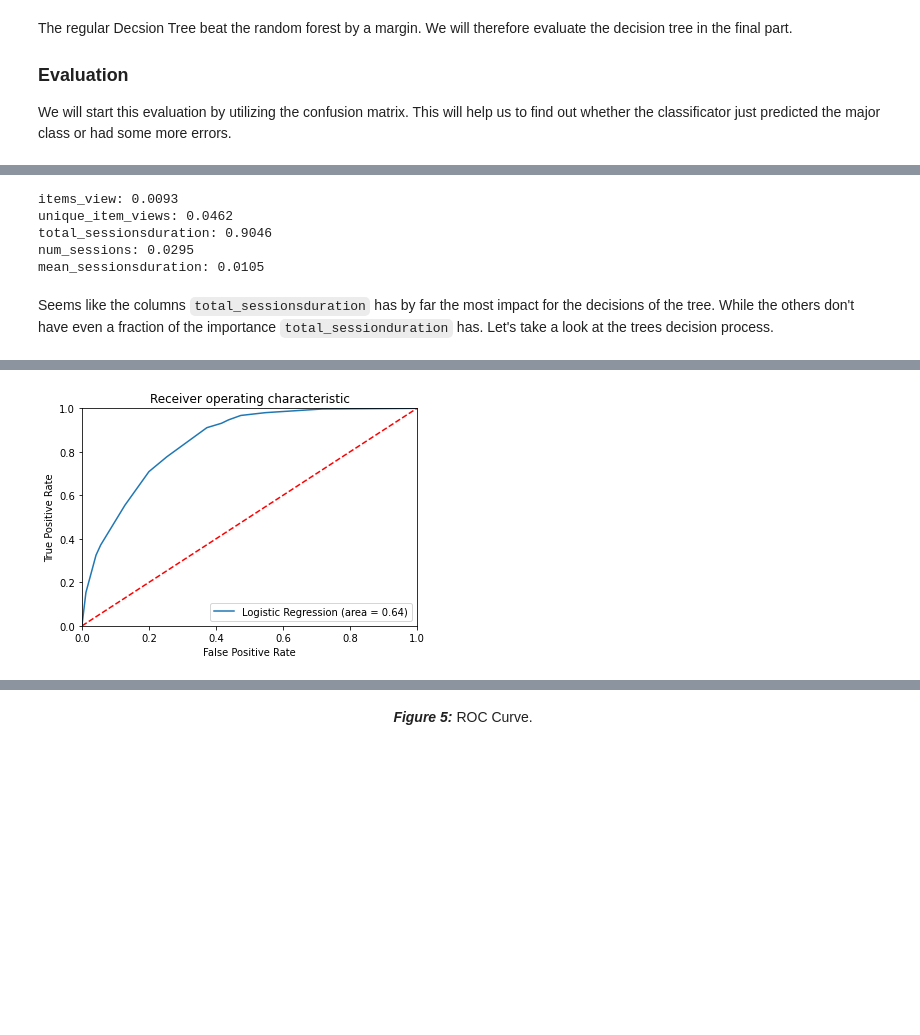
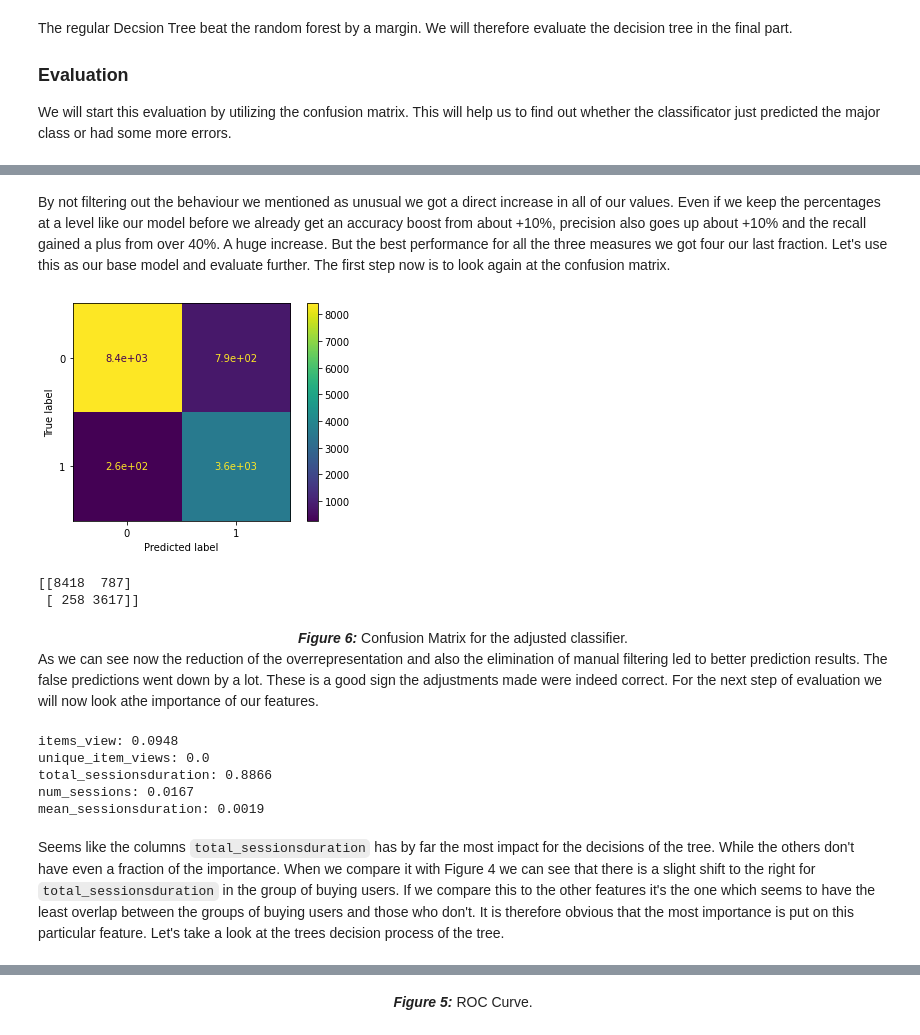
Before and after one commit to tinomerl/ecommerce-recommendation, a Jupyter notebook: ecommerce-user-behaviour.ipynb, the cells around one changed output, grey strips where cells are left out. Drawn from its saved outputs; the diff is of its cells as text; code cells hidden in the pictures; blank space fills up the shorter version.

Commit message:
further evaluating

```diff
--- a/ecommerce-user-behaviour.ipynb
+++ b/ecommerce-user-behaviour.ipynb
@@ -856,0 +898,32 @@ This looks promising. The decision tree is not overfitted. Otherwise the decisio
+# %%
+fractions = [0.96, 0.965, 0.97, 0.975, 0.98]
+for f in fractions:
+    modelDf_eval = procEventsDf.drop(columns=["visitorid", "items_transaction", "items_addtocart"])
+
+    dropRows = modelDf_eval[modelDf_eval["bought"] == 0].sample(frac=f).index.to_list()
+    modelDf_eval.drop(dropRows, inplace=True)
+
+    modelBought = modelDf_eval[modelDf_eval["bought"] == 1].shape[0]
+    modelBoughtPerc = modelBought / modelDf_eval.shape[0]
+    modelNotBought = modelDf_eval[modelDf_eval["bought"] == 0].shape[0]
+    modelNotBoughtPerc = modelNotBought / modelDf_eval.shape[0]
+
+    X = modelDf_eval.drop(columns=["bought"])
+    y = modelDf_eval["bought"]
+
+    X_train, X_test, y_train, y_test = train_test_split(
+        X, y, test_size=0.33, random_state=28
+    )
+
+    clf_eval = DecisionTreeClassifier(max_depth=4, random_state=28).fit(X_train, y_train)
+    y_pred = clf_eval.predict(X_test)
+
+    accuracy = round(metrics.accuracy_score(y_test, y_pred), 3)
+    precision = round(metrics.precision_score(y_test, y_pred), 3)
+    recall = round(metrics.recall_score(y_test, y_pred), 3)
+    print(f"Fraction: {f}")
+    print(f"Buying Users: {modelBought} / {round(modelBoughtPerc * 100, 2)}%")
+    print(f"Non Buying Users: {modelNotBought} / {round(modelNotBoughtPerc * 100, 2)}%")
+    print(f"Accuracy Score: {accuracy * 100}%")
+    print(f"Precision Score: {precision * 100}%")
+    print(f"Recall Score: {recall * 100}%\n")
@@ -857,12 +948,28 @@ This looks promising. The decision tree is not overfitted. Otherwise the decisio
+# %% [markdown]
+By not filtering out the behaviour we mentioned as unusual we got a direct increase in all of our values. Even if we keep the percentages at a level like our model before we already get an accuracy boost from about +10%, precision also goes up about +10% and the recall gained a plus from over 40%. A huge increase. But the best performance for all the three measures we got four our last fraction. Let's use this as our base model and evaluate further. The first step now is to look again at the confusion matrix.
+# %%
+print(metrics.confusion_matrix(y_test, y_pred))
+metrics.plot_confusion_matrix(clf_eval, X_test, y_test)
+plt.show()
+# %% [output]
+[figure, added]
+[[8418  787]
+ [ 258 3617]]
+# %% [markdown]
+<div>
+<div style="width: 50%; margin:0 auto; text-align:center;"><i><b>Figure 6: </b></i>Confusion Matrix for the adjusted classifier.</div>
+</div>
+
+As we can see now the reduction of the overrepresentation and also the elimination of manual filtering led to better prediction results. The false predictions went down by a lot. These is a good sign the adjustments made were indeed correct. For the next step of evaluation we will now look athe importance of our features.
 # %%
-for name, importance in zip(X.columns, clf.feature_importances_[::-1]):
+for name, importance in zip(X.columns, clf_eval.feature_importances_):
     print(f"{name}: {round(importance, 4)}")
 # %% [output]
-items_view: 0.0093
-unique_item_views: 0.0462
-total_sessionsduration: 0.9046
-num_sessions: 0.0295
-mean_sessionsduration: 0.0105
+items_view: 0.0948
+unique_item_views: 0.0
+total_sessionsduration: 0.8866
+num_sessions: 0.0167
+mean_sessionsduration: 0.0019
 # %% [markdown]
-Seems like the columns `total_sessionsduration` has by far the most impact for the decisions of the tree. While the others don't have even a fraction of the importance `total_sessionduration` has. Let's take a look at the trees decision process.
+Seems like the columns `total_sessionsduration` has by far the most impact for the decisions of the tree. While the others don't have even a fraction of the importance. When we compare it with Figure 4 we can see that there is a slight shift to the right for `total_sessionsduration` in the group of buying users. If we compare this to the other features it's the one which seems to have the least overlap between the groups of buying users and those who don't. It is therefore obvious that the most importance is put on this particular feature. Let's take a look at the trees decision process of the tree.
 # %%
@@ -875,17 +986,2 @@ display(SVG(graph.pipe(format = 'svg')))
 # %% [output]
 [drawing not drawn]
-# %%
-logit_roc_auc = metrics.roc_auc_score(y_test, y_pred)
-fpr, tpr, thresholds = metrics.roc_curve(y_test, clf.predict_proba(X_test)[:, 1])
-plt.figure()
-plt.plot(fpr, tpr, label=f"Logistic Regression (area = {round(logit_roc_auc, 2)})")
-plt.plot([0, 1], [0, 1], "r--")
-plt.xlim([0.0, 1.0])
-plt.ylim([0.0, 1.0])
-plt.xlabel("False Positive Rate")
-plt.ylabel("True Positive Rate")
-plt.title("Receiver operating characteristic")
-plt.legend(loc="lower right")
-plt.draw()
-# %% [output]
-[figure, removed]
```
Also changed, not shown: parts of 20 cells of this notebook.
